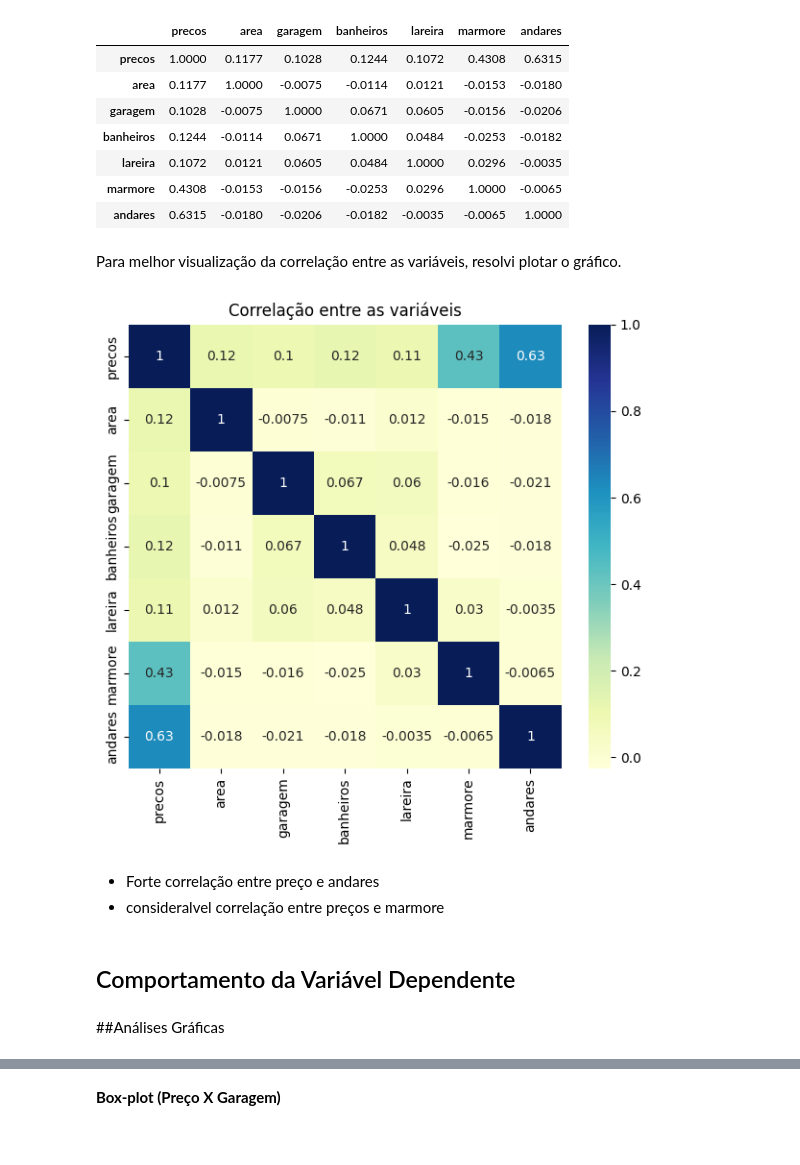
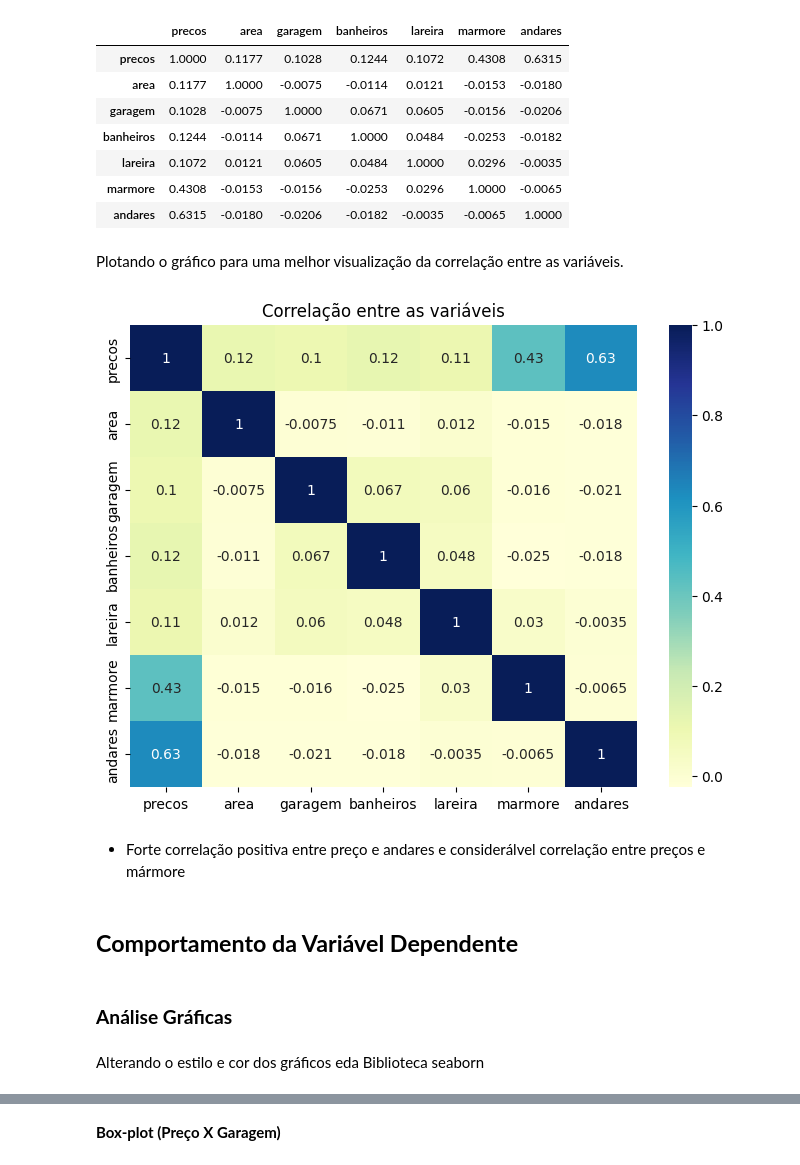
Before and after one commit to gitmattalves/Regressao_Linear-Previsoes_de_precos_de_imoveis, a Jupyter notebook: Exercicio_Regressao_Linear_Alura_.ipynb, the cells around one changed output, grey strips where cells are left out. Saved outputs shown, nothing was run; the diff lists cells and outputs as text; code cells hidden in the pictures.

```diff
--- a/Exercicio_Regressao_Linear_Alura_.ipynb
+++ b/Exercicio_Regressao_Linear_Alura_.ipynb
@@ -116,23 +121,24 @@ dados.corr().round(4)
 | marmore | 0.4308 | -0.0153 | -0.0156 | -0.0253 | 0.0296 | 1.0000 | -0.0065 |
 | andares | 0.6315 | -0.0180 | -0.0206 | -0.0182 | -0.0035 | -0.0065 | 1.0000 |
 # %% [markdown]
-Para melhor visualização da correlação entre as variáveis, resolvi plotar o gráfico.
+Plotando o gráfico para uma melhor visualização da correlação entre as variáveis.
 # %%
 correlacao = dados.corr().round(4)
 
-ax = plt.figure(figsize=(16,6))
+ax = plt.figure(figsize=(18,6))
 
 ax = plt.subplot(1,2,1)
 ax = sns.heatmap(correlacao, annot=True, cmap= "YlGnBu")
 plt.title("Correlação entre as variáveis")
 
 plt.show()
 # %% [output]
-[figure, old version]
+[figure, new version]
 # %% [markdown]
-* Forte correlação entre preço e andares
-* consideralvel correlação entre preços e marmore
+* Forte correlação positiva entre preço e andares e considerálvel correlação entre preços e mármore
 # %% [markdown]
-## Comportamento da Variável Dependente
+## **Comportamento da Variável Dependente**
 # %% [markdown]
-##Análises Gráficas
+### **Análise Gráficas**
+# %% [markdown]
+Alterando o estilo e cor dos gráficos eda Biblioteca seaborn
```
Also changed, not shown: parts of 26 cells of this notebook.
